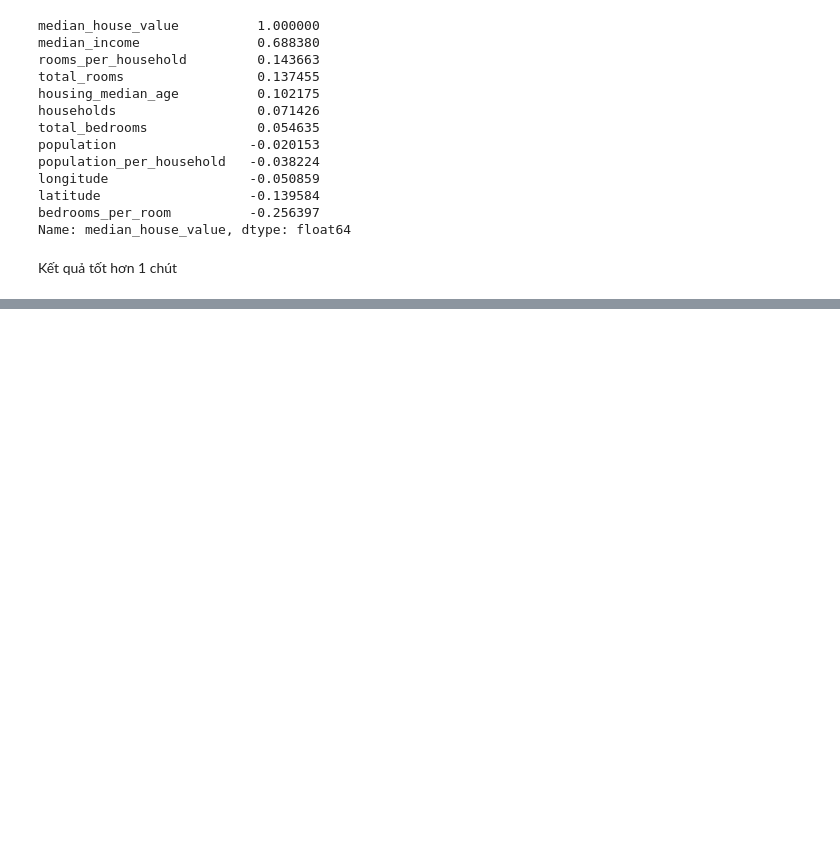
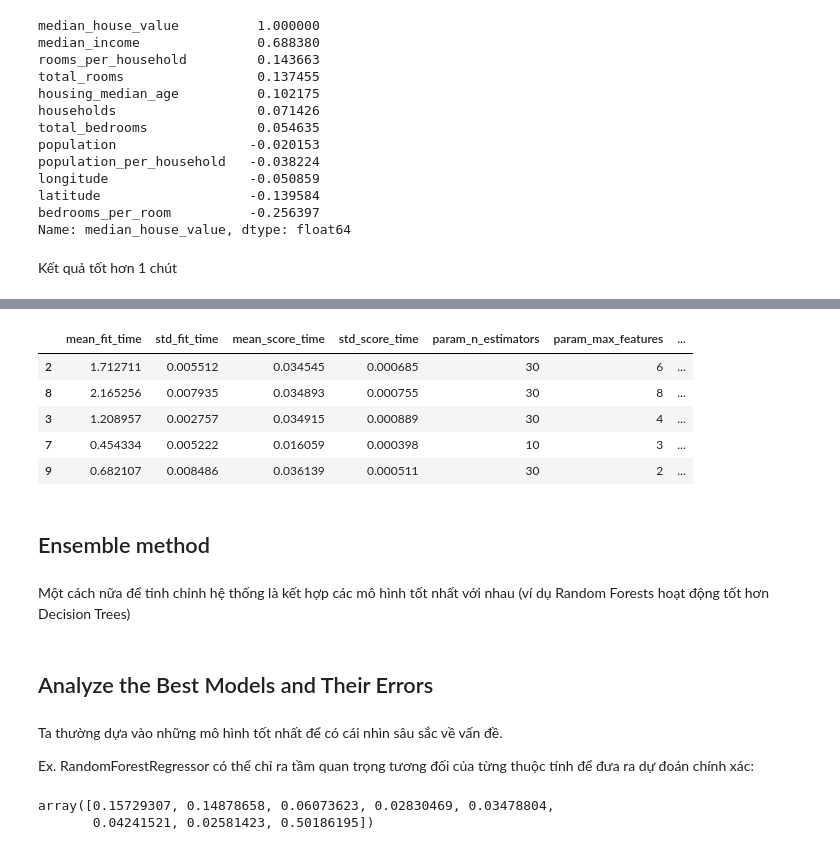
Before and after one commit to hoaghiepp/ml_learning, a Jupyter notebook: 02_end_to_end_ml.ipynb, the cells around one changed output, grey strips where cells are left out. Cells and saved outputs as stored; diff of their text form; code cells hidden in the pictures; blank space fills up the shorter version.

```diff
--- a/02_end_to_end_ml.ipynb
+++ b/02_end_to_end_ml.ipynb
@@ -332,0 +687,7 @@ Kết quả tốt hơn 1 chút
+# %%
+from sklearn.ensemble import RandomForestRegressor
+
+forest_reg = make_pipeline(preprocessing,
+                           RandomForestRegressor(random_state=42))
+forest_rmses = -cross_val_score(forest_reg, housing, housing_labels,
+                                scoring="neg_root_mean_squared_error", cv=10)
@@ -332,0 +706,5 @@ Kết quả tốt hơn 1 chút
+# %%
+forest_reg.fit(housing, housing_labels)
+housing_predictions = forest_reg.predict(housing)
+forest_rmse = root_mean_squared_error(housing_labels, housing_predictions)
+forest_rmse
@@ -332,0 +724,10 @@ Kết quả tốt hơn 1 chút
+# %%
+from sklearn.model_selection import GridSearchCV
+param_grid = [
+    {'n_estimators': [3, 10, 30], 'max_features': [2, 4, 6, 8]},
+    {'bootstrap': [False], 'n_estimators': [3, 10], 'max_features': [2, 3, 4]},
+]
+forest_reg = RandomForestRegressor()
+grid_search = GridSearchCV(forest_reg, param_grid, cv=5,
+                           scoring='neg_mean_squared_error')
+grid_search.fit(housing_num, housing_labels)
@@ -332,0 +778,16 @@ Kết quả tốt hơn 1 chút
+# %%
+from sklearn.model_selection import RandomizedSearchCV
+from sklearn.ensemble import RandomForestRegressor
+from scipy.stats import randint
+
+forest_reg = RandomForestRegressor()
+
+param_distribs = [
+    {'n_estimators': [3, 10, 30], 'max_features': [2, 4, 6, 8]},
+    {'bootstrap': [False], 'n_estimators': [3, 10], 'max_features': [2, 3, 4]},
+]
+
+randomized_search = RandomizedSearchCV(forest_reg, param_distributions=param_distribs, cv=3, n_iter=10,
+                                       scoring='neg_mean_squared_error', random_state=42)
+
+randomized_search.fit(housing_num, housing_labels)
@@ -332,0 +802,28 @@ Kết quả tốt hơn 1 chút
+# %%
+# extra code – displays the random search results
+cv_res = pd.DataFrame(randomized_search.cv_results_)
+cv_res.sort_values(by="mean_test_score", ascending=False, inplace=True)
+cv_res.head()
+# %% [output]
+|  | mean_fit_time | std_fit_time | mean_score_time | std_score_time | param_n_estimators | param_max_features | ... |
+| 2 | 1.712711 | 0.005512 | 0.034545 | 0.000685 | 30 | 6 | ... |
+| 8 | 2.165256 | 0.007935 | 0.034893 | 0.000755 | 30 | 8 | ... |
+| 3 | 1.208957 | 0.002757 | 0.034915 | 0.000889 | 30 | 4 | ... |
+| 7 | 0.454334 | 0.005222 | 0.016059 | 0.000398 | 10 | 3 | ... |
+| 9 | 0.682107 | 0.008486 | 0.036139 | 0.000511 | 30 | 2 | ... |
+# %% [markdown]
+## Ensemble method
+# %% [markdown]
+Một cách nữa để tinh chỉnh hệ thống là kết hợp các mô hình tốt nhất với nhau (ví dụ Random Forests hoạt động tốt hơn Decision Trees)
+# %% [markdown]
+## Analyze the Best Models and Their Errors
+# %% [markdown]
+Ta thường dựa vào những mô hình tốt nhất để có cái nhìn sâu sắc về vấn đề.
+
+Ex. RandomForestRegressor có thể chỉ ra tầm quan trọng tương đối của từng thuộc tính để đưa ra dự đoán chính xác:
+# %%
+feature_importances = randomized_search.best_estimator_.feature_importances_
+feature_importances
+# %% [output]
+array([0.15729307, 0.14878658, 0.06073623, 0.02830469, 0.03478804,
+       0.04241521, 0.02581423, 0.50186195])
```
Also changed, not shown: parts of 76 cells of this notebook, 5 other files.
